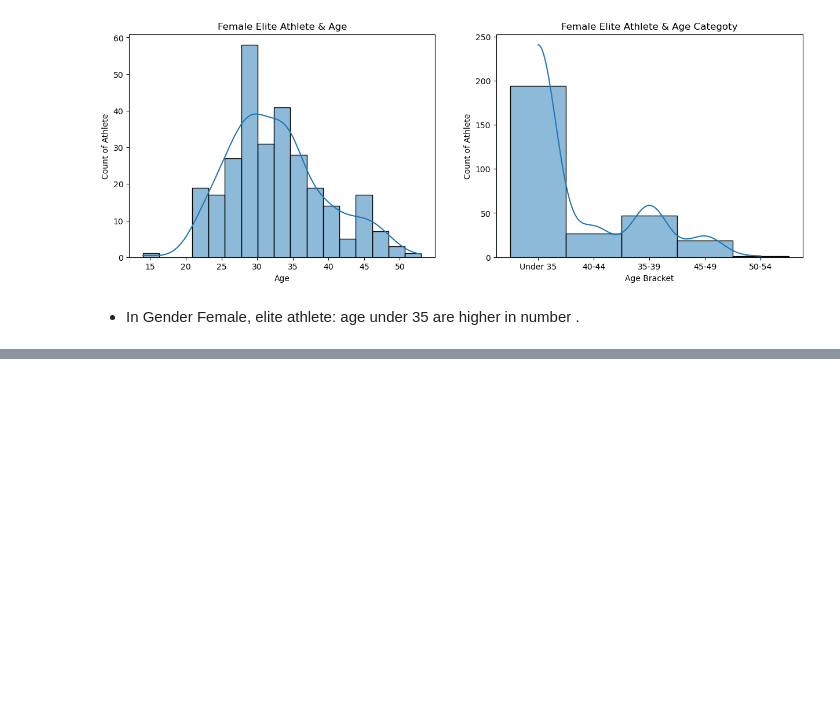
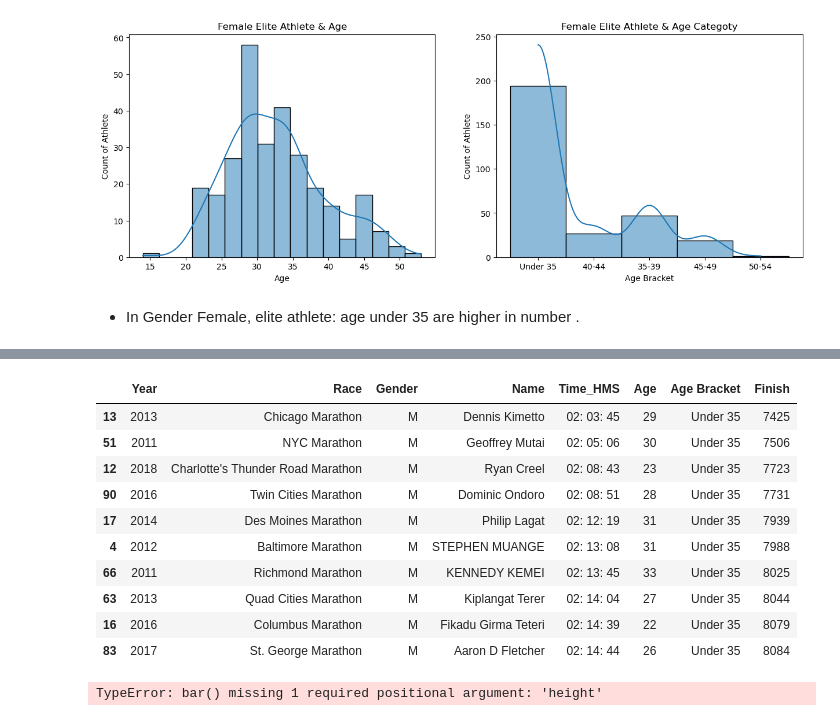
Before and after one commit to sagarbarge/Marathon_2010_to_2019_USA, a Jupyter notebook: Marathon_2010_2019_USA.ipynb, the cells around one changed output, grey strips where cells are left out. Cells and saved outputs as stored; diff of their text form; code cells hidden in the pictures; blank space fills up the shorter version.

```diff
--- a/Marathon_2010_2019_USA.ipynb
+++ b/Marathon_2010_2019_USA.ipynb
@@ -709,0 +746,32 @@ df_elite_gmi
+# %%
+#
+
+top_marathon_time = pd.pivot_table(data=df_age_fil, index=['Year','Race', 'Gender','Name', 'Time_HMS', 'Age', 'Age Bracket'], values= 'Finish' )
+
+
+# Sort the DataFrame by Year and Finish
+top_marathon_time_s= top_marathon_time.sort_values(by=[ 'Race','Finish'])
+
+# groupby first 3 players
+top_marathon_time_sg = top_marathon_time_s.groupby('Race').head(1)
+
+top_marathon_time_sgi= top_marathon_time_sg.reset_index()
+top_marathon_by_time = top_marathon_time_sgi.sort_values(by='Finish', ascending=True)
+top_10_marathon = top_marathon_by_time.head(10)
+top_10_marathon
+# %% [output]
+|  | Year | Race | Gender | Name | Time_HMS | Age | Age Bracket | Finish |
+| 13 | 2013 | Chicago Marathon | M | Dennis Kimetto | 02: 03: 45 | 29 | Under 35 | 7425 |
+| 51 | 2011 | NYC Marathon | M | Geoffrey Mutai | 02: 05: 06 | 30 | Under 35 | 7506 |
+| 12 | 2018 | Charlotte's Thunder Road Marathon | M | Ryan Creel | 02: 08: 43 | 23 | Under 35 | 7723 |
+| 90 | 2016 | Twin Cities Marathon | M | Dominic Ondoro | 02: 08: 51 | 28 | Under 35 | 7731 |
+| 17 | 2014 | Des Moines Marathon | M | Philip Lagat | 02: 12: 19 | 31 | Under 35 | 7939 |
+| 4 | 2012 | Baltimore Marathon | M | STEPHEN MUANGE | 02: 13: 08 | 31 | Under 35 | 7988 |
+| 66 | 2011 | Richmond Marathon | M | KENNEDY KEMEI | 02: 13: 45 | 33 | Under 35 | 8025 |
+| 63 | 2013 | Quad Cities Marathon | M | Kiplangat Terer | 02: 14: 04 | 27 | Under 35 | 8044 |
+| 16 | 2016 | Columbus Marathon | M | Fikadu Girma Teteri | 02: 14: 39 | 22 | Under 35 | 8079 |
+| 83 | 2017 | St. George Marathon | M | Aaron D Fletcher | 02: 14: 44 | 26 | Under 35 | 8084 |
+# %%
+plt.bar(data= top_10_marathon, x= 'Race', y= 'Finish')
+# %% [output]
+TypeError: bar() missing 1 required positional argument: 'height'
```
Also changed, not shown: parts of 11 cells of this notebook.
